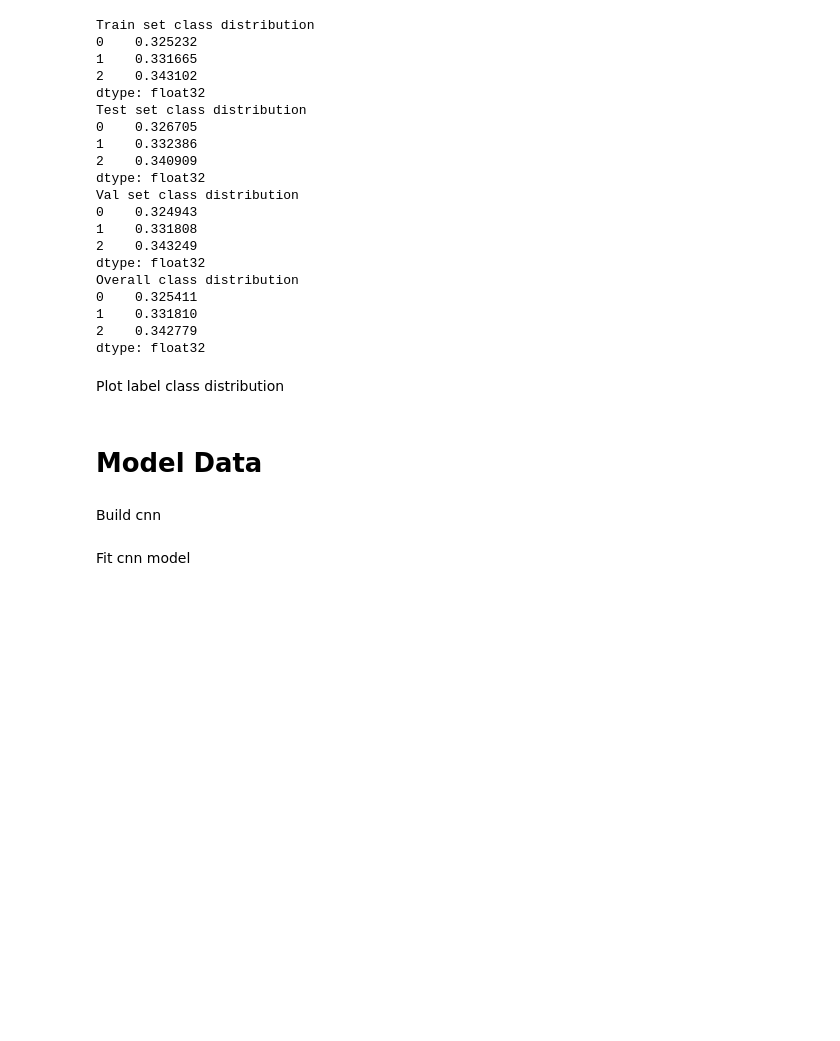
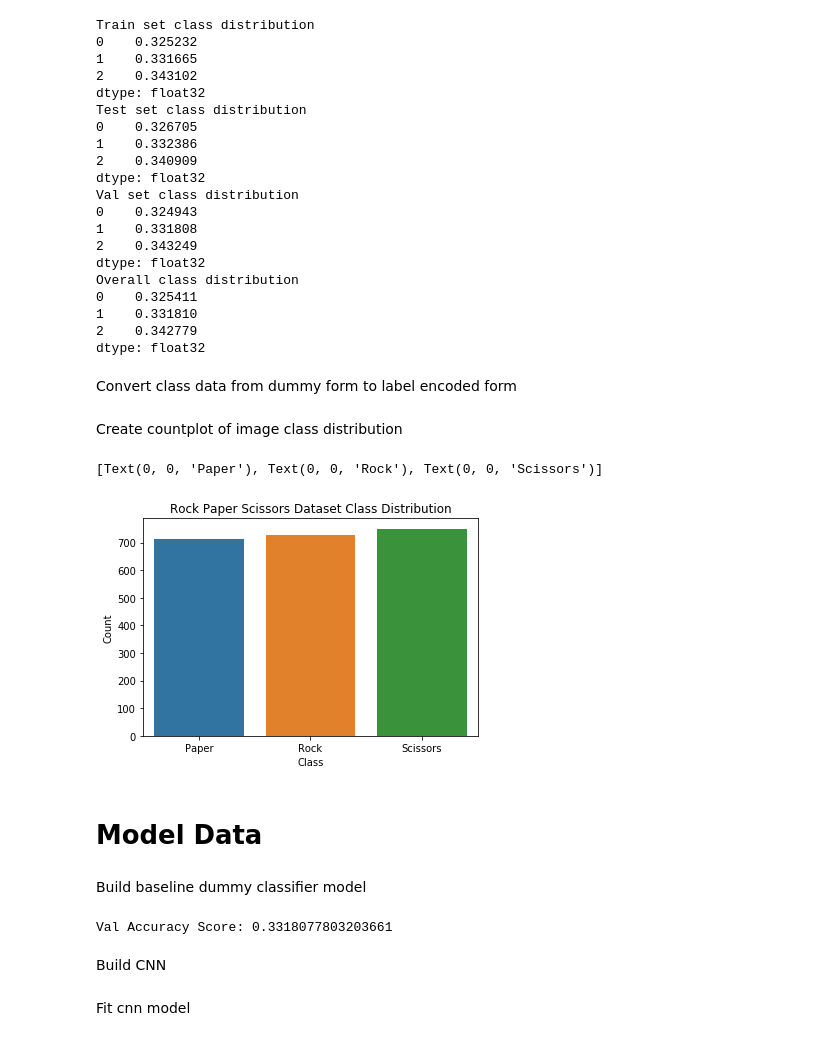
Before and after one commit to blantj/rps_image_classification, a Jupyter notebook: Modeling.ipynb, the cells around one changed output. Drawn from its saved outputs; the diff is of its cells as text; code cells hidden in the pictures; blank space fills up the shorter version.

```diff
--- a/Modeling.ipynb
+++ b/Modeling.ipynb
@@ -133,5 +138,5 @@ Overall class distribution
 1    0.331810
 2    0.342779
 dtype: float32
-# %% [markdown]
-Plot label class distribution
+# %% [markdown]
+Convert class data from dummy form to label encoded form
@@ -138,2 +158,15 @@ Plot label class distribution
+# %% [markdown]
+Create countplot of image class distribution
+# %%
+all_classes = train_classes + test_classes + val_classes
+all_classes_df = pd.DataFrame(all_classes, columns=['Class'])
+fig, ax = plt.subplots()
+sns.countplot(x='Class', data=all_classes_df, ax=ax)
+ax.set_title('Rock Paper Scissors Dataset Class Distribution')
+ax.set_ylabel('Count')
+ax.set_xticklabels(['Paper', 'Rock', 'Scissors'])
+# %% [output]
+[Text(0, 0, 'Paper'), Text(0, 0, 'Rock'), Text(0, 0, 'Scissors')]
+[figure, added]
 # %% [markdown]
 # Model Data
@@ -144,5 +173,16 @@ val_y = np.reshape(val_labels[:,0], (val_batch_size,1))
+# %% [markdown]
+Build baseline dummy classifier model
+# %%
+x_train_dummy = [0]*len(train_classes)
+y_train_dummy = train_classes
+dc = DummyClassifier(strategy='stratified', random_state=84)
+dc.fit(x_train_dummy, y_train_dummy)
+y_val_pred_dc = dc.predict([0]*len(val_classes))
+print('Val Accuracy Score:', accuracy_score(val_classes, y_val_pred_dc))
+# %% [output]
+Val Accuracy Score: 0.3318077803203661
 # %% [markdown]
-Build cnn
+Build CNN
 # %%
 model = models.Sequential()
 model.add(layers.Conv2D(32, (3, 3), activation='relu',
```
Also changed, not shown: parts of 20 cells of this notebook.
